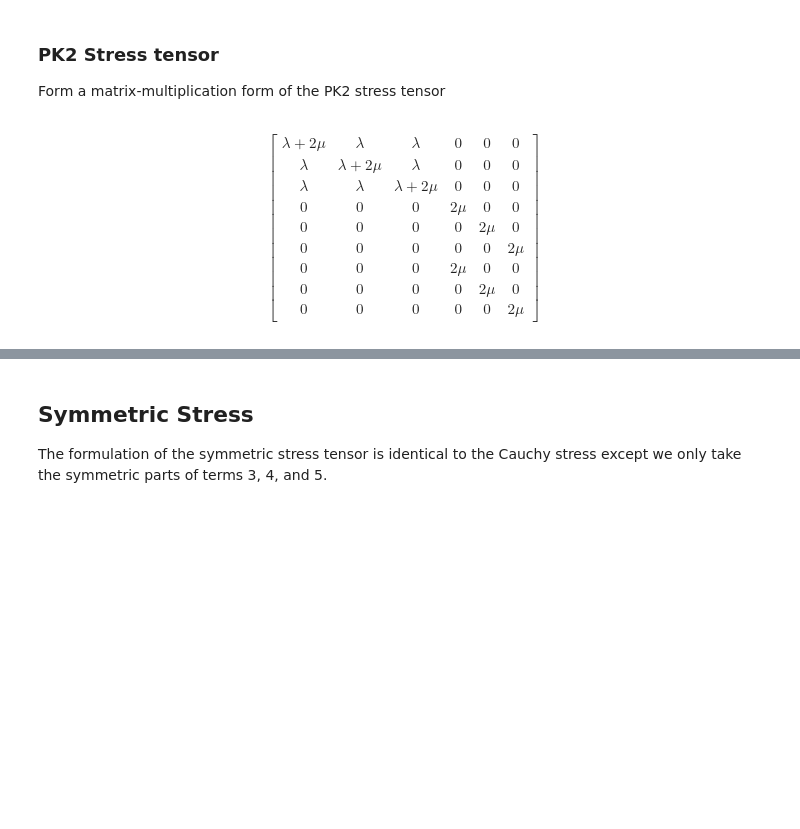
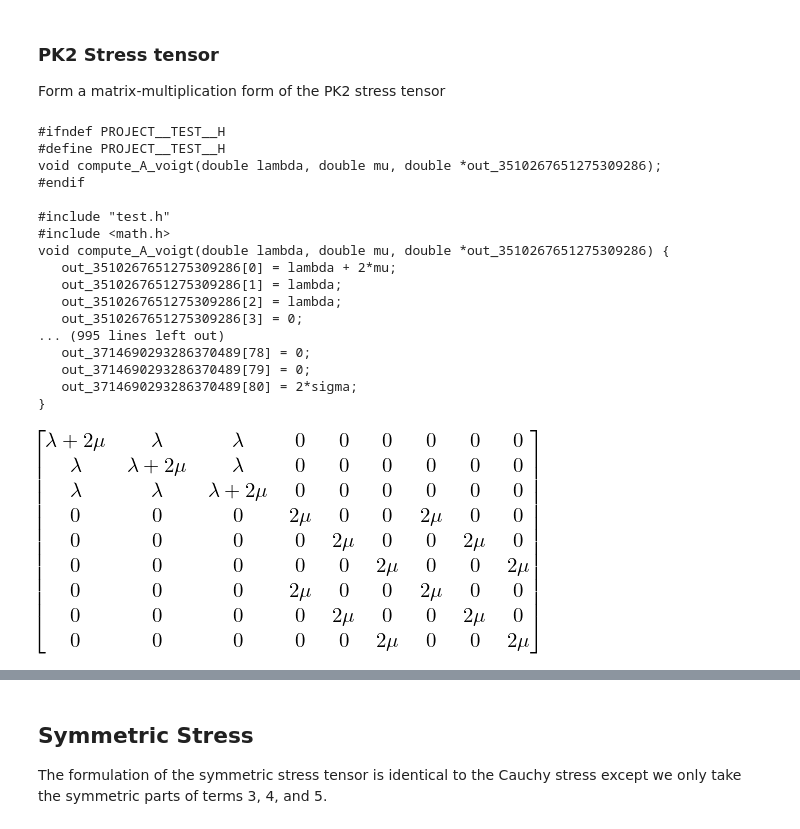
Before and after one commit to lanl/tardigrade-micromorphic-element, a Jupyter notebook: doc/MatrixForm/micromorphic_matrix_form.ipynb, the cells around one changed output, grey strips where cells are left out. Saved outputs shown, nothing was run; the diff lists cells and outputs as text; code cells hidden in the pictures; blank space fills up the shorter version.

```diff
--- a/doc/MatrixForm/micromorphic_matrix_form.ipynb
+++ b/doc/MatrixForm/micromorphic_matrix_form.ipynb
@@ -389,35 +391,72 @@ for i in range(3):
                     for n in range(3):
                         temp5[i][q][r] += C[i][q][r][l][m][n]*Gamma[l][m][n]
 
 for i in range(3):
     for j in range(3):
         term5[i][j] = zero
 
         for q in range(3):
             for r in range(3):
                 term5[i][j] += temp5[i][q][r]*T4[j][q][r]
 
 
 
-E_voigt      = tensor_to_voigt_2(E,        issymm=True)
+E_voigt      = tensor_to_voigt_2(E,        issymm=False)
 e_voigt      = tensor_to_voigt_2(e,        issymm=False)
 temp3_voigt  = tensor_to_voigt_2(temp3,    issymm=False)
 T3_voigt     = tensor_to_voigt_2(T3,       issymm=False)
 T4_voigt     = tensor_to_voigt_3(T4)
 RCGinv_voigt = tensor_to_voigt_2(RCGinv,   issymm=True)
 Gamma_voigt  = tensor_to_voigt_3(Gamma)
 
 term1_matrix = sympy.Matrix(tensor_to_voigt_2(term1,issymm=False)).jacobian(E_voigt)
 term2_matrix = sympy.Matrix(tensor_to_voigt_2(term2,issymm=False)).jacobian(e_voigt)
 term3_matrix = sympy.Matrix(tensor_to_voigt_2(term3,issymm=False)).jacobian(e_voigt)
 term4_matrix = sympy.Matrix(tensor_to_voigt_2(term4,issymm=False)).jacobian(E_voigt)
 term5_matrix = sympy.Matrix(tensor_to_voigt_2(term5,issymm=False)).jacobian(Gamma_voigt)
+B_voigt = sympy.Matrix(tensor_to_voigt_2(temp1)).jacobian(e_voigt)
 C_voigt = sympy.Matrix(tensor_to_voigt_3(temp5)).jacobian(Gamma_voigt)
+D_voigt = sympy.Matrix(tensor_to_voigt_2(temp2)).jacobian(E_voigt)
 #C_voigt
+#Print the A stiffness tensor in voigt notation
+A_voigt = term1_matrix
+[(c_name, c_code), (h_name, c_header)] = codegen(("compute_A_voigt", A_voigt), "C", "test", header=False, empty=False)
+print(c_header)
+print(c_code)
+#Print the B stiffness tensor in voigt notation
+[(c_name, c_code), (h_name, c_header)] = codegen(("compute_B_voigt", B_voigt), "C", "test", header=False, empty=False)
+print(c_header)
+print(c_code)
+#Print the C stiffness tensor in voigt notation
+[(c_name, c_code), (h_name, c_header)] = codegen(("compute_C_voigt", C_voigt), "C", "test", header=False, empty=False)
+print(c_header)
+print(c_code)
+#Print the D stiffness tensor in voigt notation
+[(c_name, c_code), (h_name, c_header)] = codegen(("compute_D_voigt", D_voigt), "C", "test", header=False, empty=False)
+print(c_header)
+print(c_code)
+
 term1_matrix
 #sympy.Matrix(tensor_to_voigt_2(term3,issymm=False)).jacobian(tensor_to_voigt_2(tensor_to_voigt_2(e,issymm=True)))
 # %% [output]
-$$\left[\begin{matrix}\lambda + 2 \mu & \lambda & \lambda & 0 & 0 & 0\\\lambda & \lambda + 2 \mu & \lambda & 0 & 0 & 0\\\lambda & \lambda & \lambda + 2 \mu & 0 & 0 & 0\\0 & 0 & 0 & 2 \mu & 0 & 0\\0 & 0 & 0 & 0 & 2 \mu & 0\\0 & 0 & 0 & 0 & 0 & 2 \mu\\0 & 0 & 0 & 2 \mu & 0 & 0\\0 & 0 & 0 & 0 & 2 \mu & 0\\0 & 0 & 0 & 0 & 0 & 2 \mu\end{matrix}\right]$$
+#ifndef PROJECT__TEST__H
+#define PROJECT__TEST__H
+void compute_A_voigt(double lambda, double mu, double *out_3510267651275309286);
+#endif
+
+#include "test.h"
+#include <math.h>
+void compute_A_voigt(double lambda, double mu, double *out_3510267651275309286) {
+   out_3510267651275309286[0] = lambda + 2*mu;
+   out_3510267651275309286[1] = lambda;
+   out_3510267651275309286[2] = lambda;
+   out_3510267651275309286[3] = 0;
+... (995 lines left out)
+   out_3714690293286370489[78] = 0;
+   out_3714690293286370489[79] = 0;
+   out_3714690293286370489[80] = 2*sigma;
+}
+[figure, added]
 # %%
 term2_matrix
 # %% [output]
```
Also changed, not shown: parts of 27 cells of this notebook.
